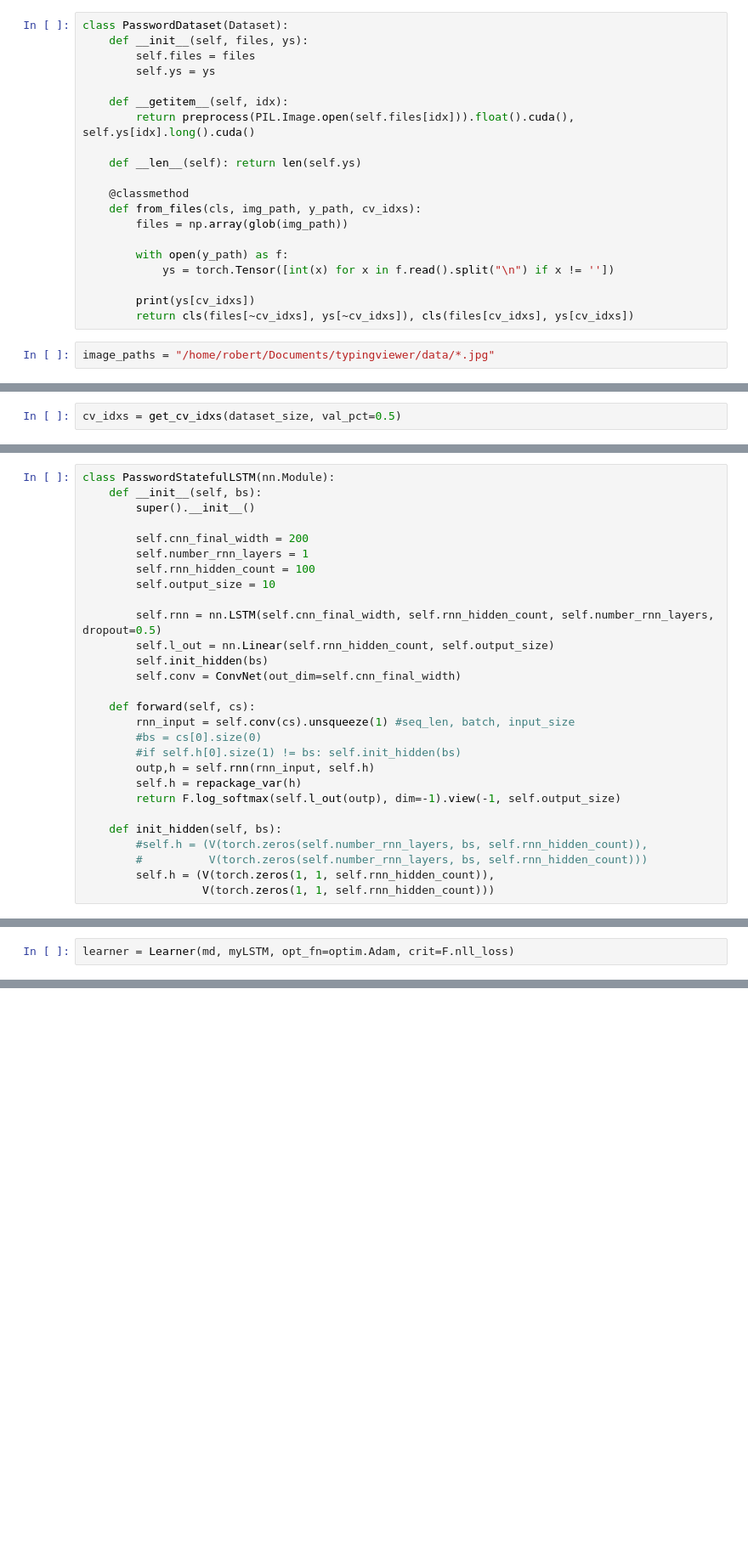
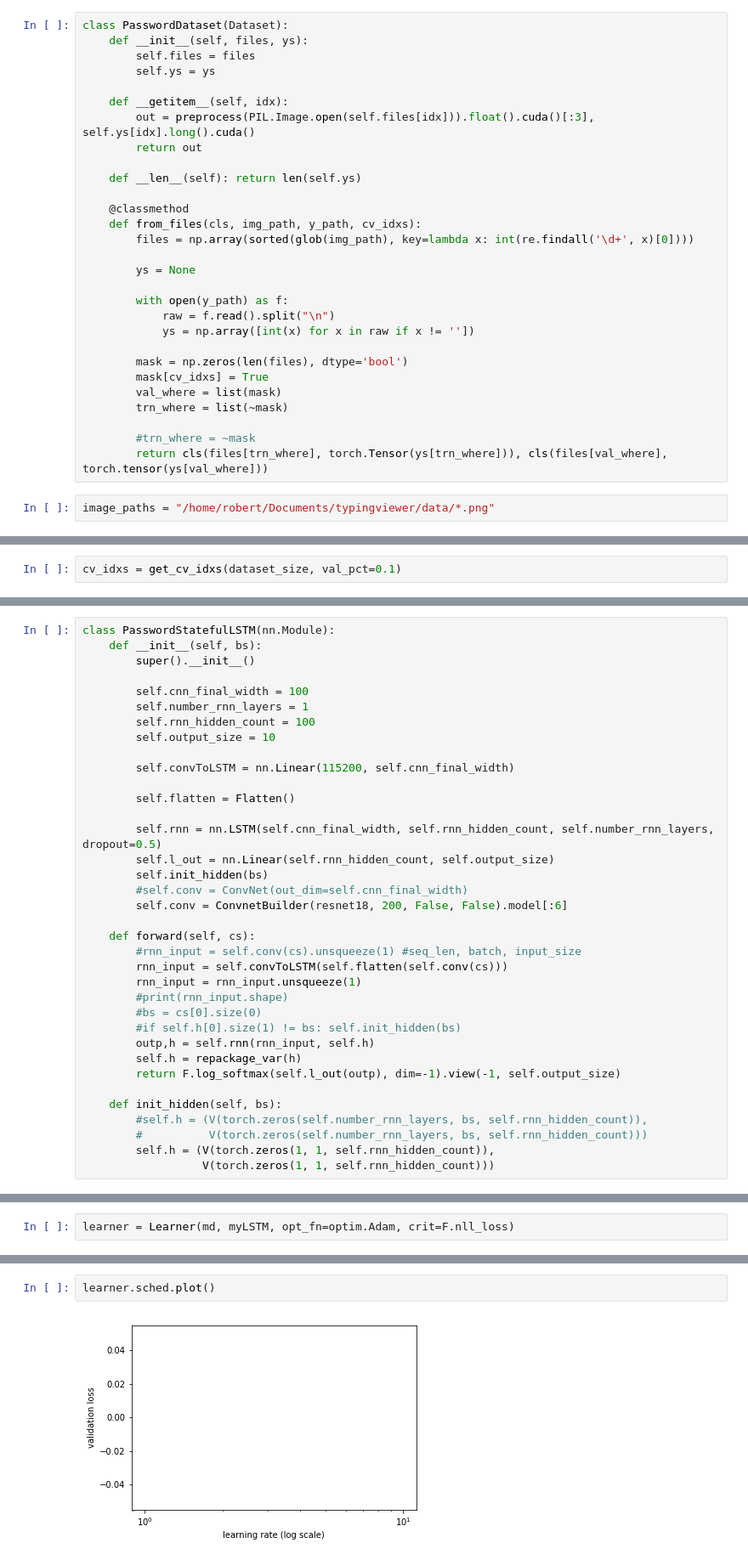
Before and after one commit to Manangnk/password-viewer, a Jupyter notebook: Password Viewer.ipynb, the cells around one changed output, grey strips where cells are left out. Shown at 85% size. Drawn from its saved outputs; the diff is of its cells as text; blank space fills up the shorter version.

Commit message:
Integrate Robert and Chaitya's parts

```diff
--- a/Password Viewer.ipynb
+++ b/Password Viewer.ipynb
@@ -28,27 +28,36 @@ class PasswordDataset(Dataset):
         self.ys = ys
 
     def __getitem__(self, idx):
-        return preprocess(PIL.Image.open(self.files[idx])).float().cuda(), self.ys[idx].long().cuda()
+        out = preprocess(PIL.Image.open(self.files[idx])).float().cuda()[:3], self.ys[idx].long().cuda()
+        return out
 
     def __len__(self): return len(self.ys)
 
     @classmethod
     def from_files(cls, img_path, y_path, cv_idxs):
-        files = np.array(glob(img_path))
+        files = np.array(sorted(glob(img_path), key=lambda x: int(re.findall('\d+', x)[0])))
+
+        ys = None
 
         with open(y_path) as f:
-            ys = torch.Tensor([int(x) for x in f.read().split("\n") if x != ''])
+            raw = f.read().split("\n")
+            ys = np.array([int(x) for x in raw if x != ''])
 
-        print(ys[cv_idxs])
-        return cls(files[~cv_idxs], ys[~cv_idxs]), cls(files[cv_idxs], ys[cv_idxs])
+        mask = np.zeros(len(files), dtype='bool')
+        mask[cv_idxs] = True
+        val_where = list(mask)
+        trn_where = list(~mask)
+
+        #trn_where = ~mask
+        return cls(files[trn_where], torch.Tensor(ys[trn_where])), cls(files[val_where], torch.tensor(ys[val_where]))
 # %%
-image_paths = "/home/robert/Documents/typingviewer/data/*.jpg"
+image_paths = "/home/robert/Documents/typingviewer/data/*.png"
 # %%
 y_path = "/home/robert/Documents/typingviewer/data/y.csv"
 # %%
 dataset_size = len(glob(image_paths))
 # %%
-cv_idxs = get_cv_idxs(dataset_size, val_pct=0.5)
+cv_idxs = get_cv_idxs(dataset_size, val_pct=0.1)
 # %%
 cv_idxs
 # %% [output]
@@ -130,18 +165,26 @@ class PasswordStatefulLSTM(nn.Module):
     def __init__(self, bs):
         super().__init__()
 
-        self.cnn_final_width = 200
+        self.cnn_final_width = 100
         self.number_rnn_layers = 1
         self.rnn_hidden_count = 100
         self.output_size = 10
 
+        self.convToLSTM = nn.Linear(115200, self.cnn_final_width)
+
+        self.flatten = Flatten()
+
         self.rnn = nn.LSTM(self.cnn_final_width, self.rnn_hidden_count, self.number_rnn_layers, dropout=0.5)
         self.l_out = nn.Linear(self.rnn_hidden_count, self.output_size)
         self.init_hidden(bs)
-        self.conv = ConvNet(out_dim=self.cnn_final_width)
+        #self.conv = ConvNet(out_dim=self.cnn_final_width)
+        self.conv = ConvnetBuilder(resnet18, 200, False, False).model[:6]
 
     def forward(self, cs):
-        rnn_input = self.conv(cs).unsqueeze(1) #seq_len, batch, input_size
+        #rnn_input = self.conv(cs).unsqueeze(1) #seq_len, batch, input_size
+        rnn_input = self.convToLSTM(self.flatten(self.conv(cs)))
+        rnn_input = rnn_input.unsqueeze(1)
+        #print(rnn_input.shape)
         #bs = cs[0].size(0)
         #if self.h[0].size(1) != bs: self.init_hidden(bs)
         outp,h = self.rnn(rnn_input, self.h)
@@ -160,3 +209,7 @@ learner = Learner(md, myLSTM, opt_fn=optim.Adam, crit=F.nll_loss)
+# %%
+learner.sched.plot()
+# %% [output]
+[figure, added]
 # %%
 learner.fit(1*1e-3, 100)
 # %% [output]
```
Also changed, not shown: parts of 10 cells of this notebook, 3 other files.
